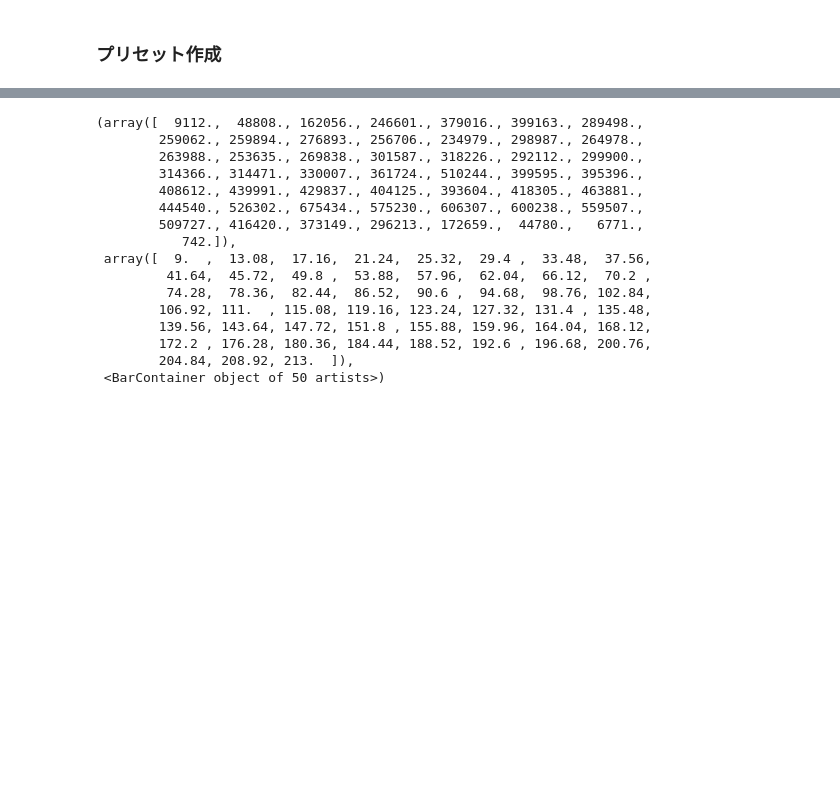
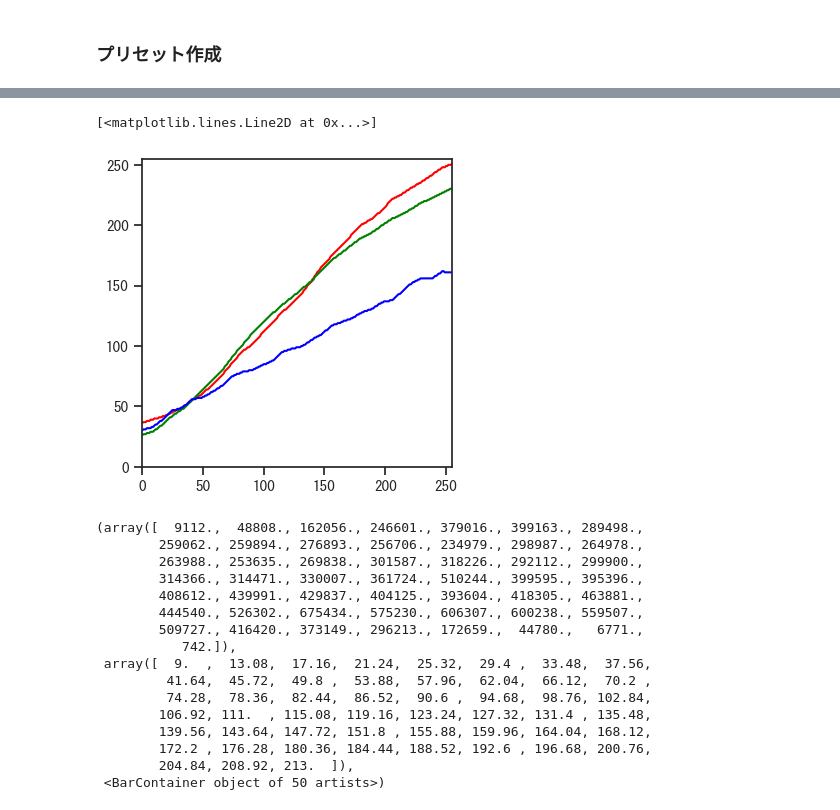
Before and after one commit to babnomiyako/LUT-estimator, a Jupyter notebook: source/main.ipynb, the cells around one changed output, grey strips where cells are left out. Drawn from its saved outputs; the diff is of its cells as text; code cells hidden in the pictures; blank space fills up the shorter version.

```diff
--- a/source/main.ipynb
+++ b/source/main.ipynb
@@ -444,3 +482,14 @@ plt.plot(np.arange(0,256,1),M[:,90,50,0])
+# %%
+# あるG,B固定断面におけるRの変動
+plt.figure(figsize=(4, 4))
+plt.ylim(0, 255); plt.xlim(0, 255)
+i=10
+plt.plot(np.arange(0, 256, 1), m[:, i, i, 0], color='red')
+plt.plot(np.arange(0, 256, 1), m[i, :, i, 1], color='green')
+plt.plot(np.arange(0, 256, 1), m[i, i, :, 2], color='blue')
+# %% [output]
+[<matplotlib.lines.Line2D at 0x...>]
+[figure, added]
 # %%
 # for PRESETNAME in ["CU11","nostalgia","YM01"]:
 PRESETNAME="nostalgia"
```
Also changed, not shown: parts of 26 cells of this notebook, 2 other files.
